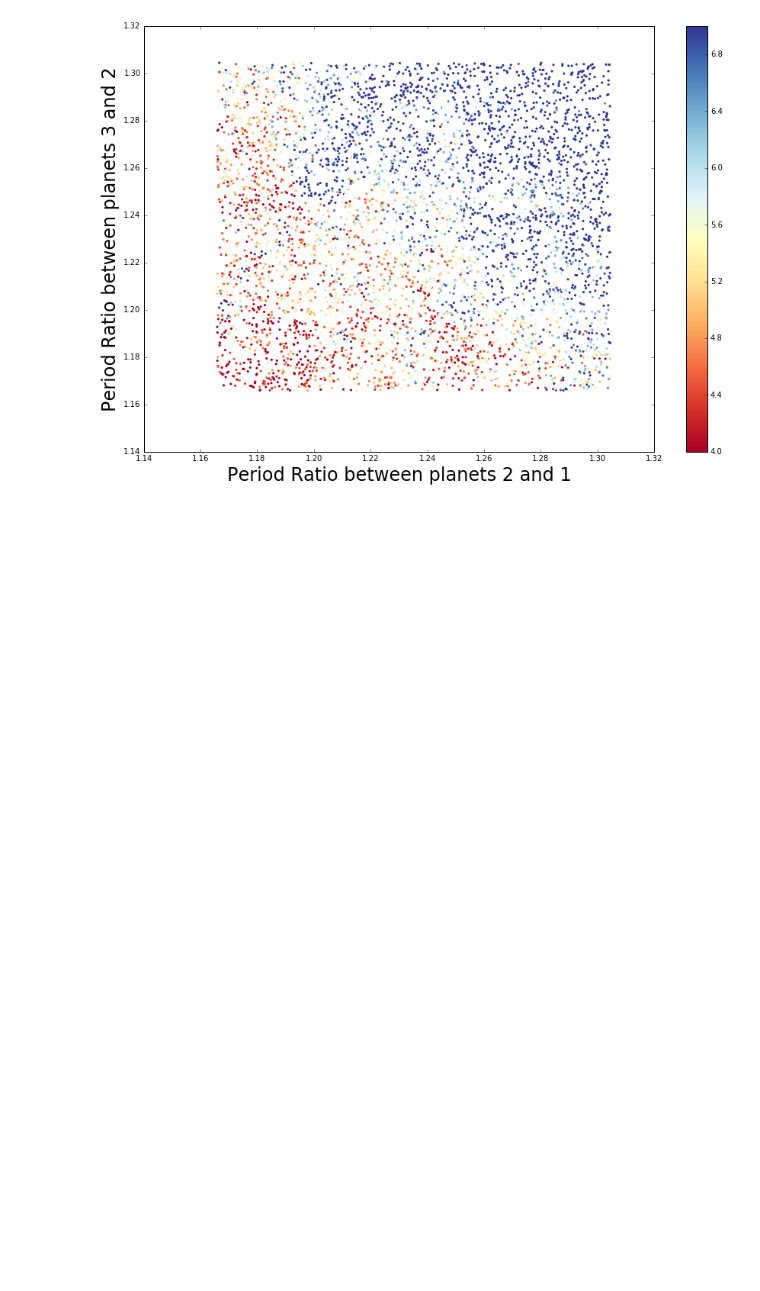
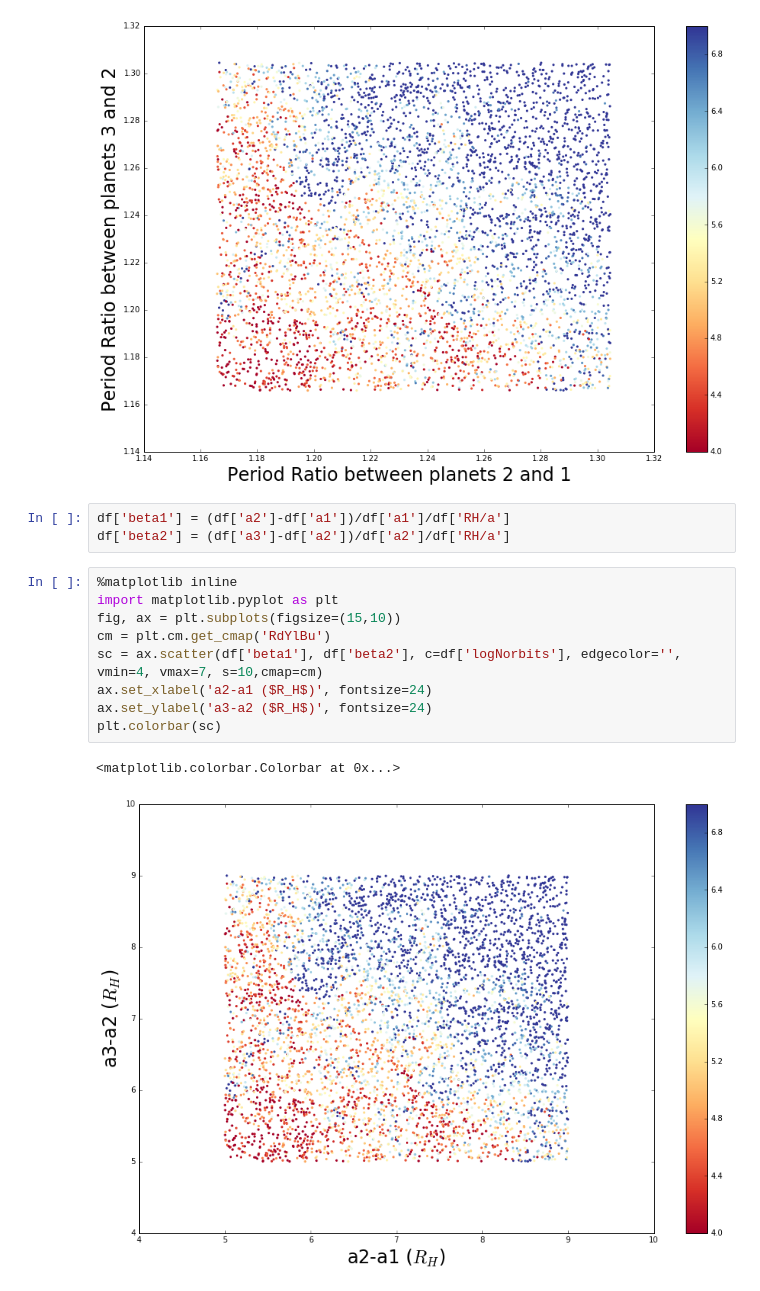
Before and after one commit to dtamayo/Stability, a Jupyter notebook: Analysis/2DInstabilityPlot.ipynb, the cells around one changed output. Cells and saved outputs as stored; diff of their text form; blank space fills up the shorter version.

```diff
--- a/Analysis/2DInstabilityPlot.ipynb
+++ b/Analysis/2DInstabilityPlot.ipynb
@@ -29,3 +29,18 @@ plt.colorbar(sc)
 # %% [output]
 <matplotlib.colorbar.Colorbar at 0x...>
 [figure]
+# %%
+df['beta1'] = (df['a2']-df['a1'])/df['a1']/df['RH/a']
+df['beta2'] = (df['a3']-df['a2'])/df['a2']/df['RH/a']
+# %%
+%matplotlib inline
+import matplotlib.pyplot as plt
+fig, ax = plt.subplots(figsize=(15,10))
+cm = plt.cm.get_cmap('RdYlBu')
+sc = ax.scatter(df['beta1'], df['beta2'], c=df['logNorbits'], edgecolor='', vmin=4, vmax=7, s=10,cmap=cm)
+ax.set_xlabel('a2-a1 ($R_H$)', fontsize=24)
+ax.set_ylabel('a3-a2 ($R_H$)', fontsize=24)
+plt.colorbar(sc)
+# %% [output]
+<matplotlib.colorbar.Colorbar at 0x...>
+[figure, added]
```
Also changed, not shown: 3 other files.
